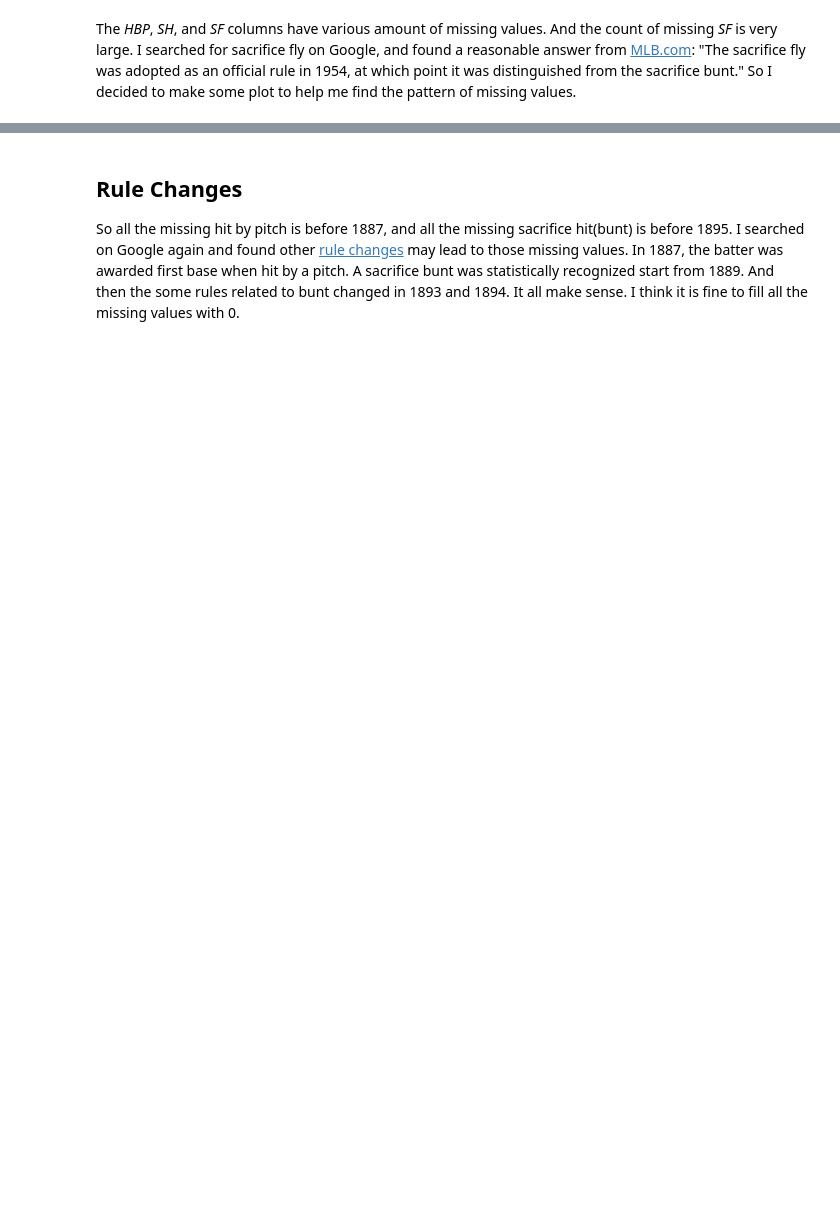
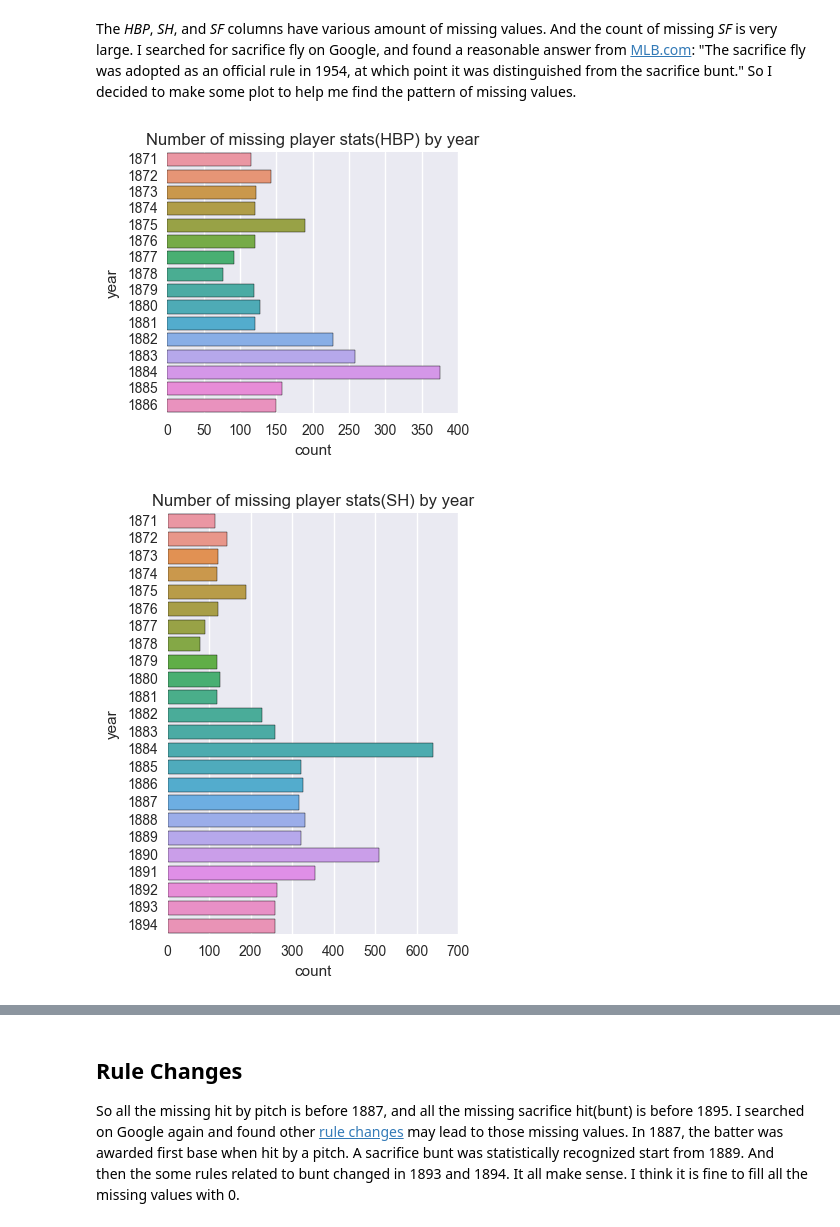
Before and after one commit to ffrddrll/udacity-nd002, a Jupyter notebook: P2/investigate_a_dataset.ipynb, the cells around one changed output, grey strips where cells are left out. Cells and saved outputs as stored; diff of their text form; code cells hidden in the pictures; blank space fills up the shorter version.

```diff
--- a/P2/investigate_a_dataset.ipynb
+++ b/P2/investigate_a_dataset.ipynb
@@ -114,7 +181,12 @@ So I decided to make some plot to help me find the pattern of missing values.
 # %%
 for column in ['HBP', 'SH', 'SF']:
     data = batting[batting[column].isnull()]
     size = data['yearID'].nunique()*4/20.0
     aspect = 4/size
-    sns.factorplot(y='yearID', data=data, kind='count', size=size , aspect=aspect).set_axis_labels(column, "year")
+    g = sns.factorplot(y='yearID', data=data, kind='count', size=size , aspect=aspect)
+    g.set_axis_labels("count", "year")
+    g.ax.set_title("Number of missing player stats({}) by year".format(column))
     plt.show()
+# %% [output]
+[figure, added]
+[figure, added]
```
Also changed, not shown: parts of 14 cells of this notebook, 1 other file.
